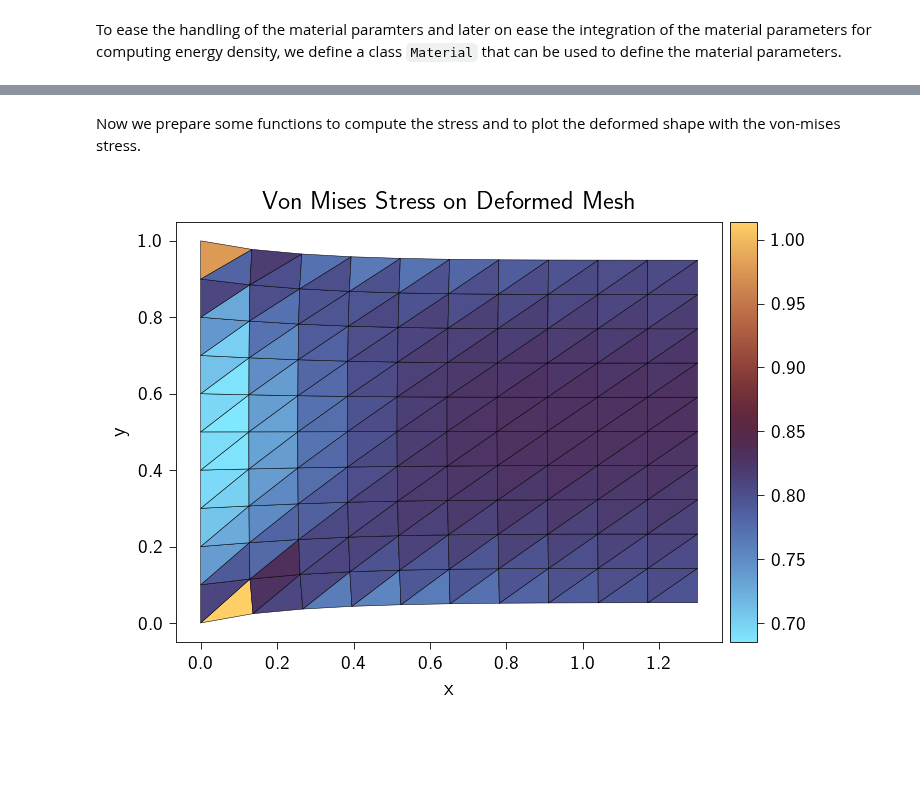
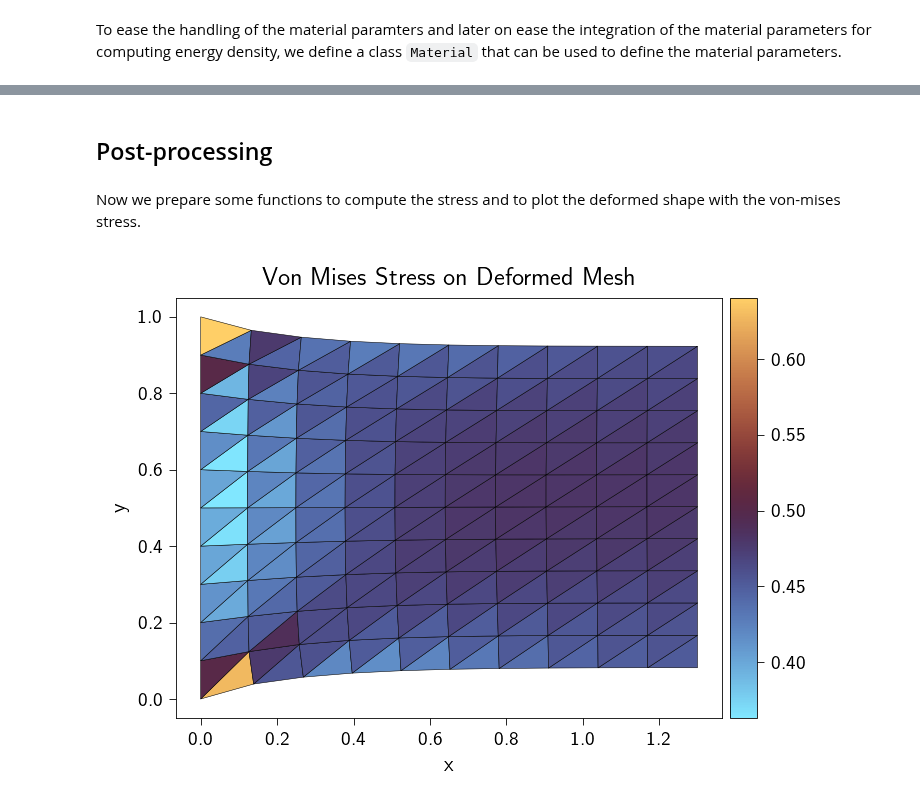
Before and after one commit to smec-ethz/tatva, a Jupyter notebook: examples/notebooks/linear_elasticity.ipynb, the cells around one changed output, grey strips where cells are left out. Drawn from its saved outputs; the diff is of its cells as text; code cells hidden in the pictures; blank space fills up the shorter version.

```diff
--- a/examples/notebooks/linear_elasticity.ipynb
+++ b/examples/notebooks/linear_elasticity.ipynb
@@ -129,0 +124,9 @@ Now we prepare the mesh and the boundary conditions and solve the linear elastic
+# %%
+tri = element.Tri3()
+op = Operator(mesh, tri)
+
+
+@op.integrate
+def total_strain_energy(u: Array, u_grad: Array, *_) -> Array:
+    """Compute the total energy of the system."""
+    return strain_energy(u_grad, mat.mu, mat.lmbda)
@@ -129,0 +135,5 @@ Now we prepare the mesh and the boundary conditions and solve the linear elastic
+# %%
+@jax.jit
+def total_energy(u_flat):
+    u = u_flat.reshape(-1, n_dofs_per_node)
+    return total_strain_energy(u)
@@ -173,6 +182,8 @@ f_reduced = f_ext[free_dofs]
 K_reduced = K[jnp.ix_(free_dofs, free_dofs)]
 u_free = jnp.linalg.solve(K_reduced, f_reduced)
 u_full = prescribed_values.at[free_dofs].set(u_free)
+# %% [markdown]
+## Post-processing
 # %% [markdown]
 Now we prepare some functions to compute the stress and to plot the deformed shape with the von-mises stress.
 # %%
@@ -181,3 +192,10 @@ def von_mises_stress(stress):
     s_xx, s_yy = stress[0, 0], stress[1, 1]
     s_xy = stress[0, 1]
     return jnp.sqrt(s_xx**2 - s_xx * s_yy + s_yy**2 + 3 * s_xy**2)
+
+u_solution = u_full.reshape(-1, n_dofs_per_node)
+# squeeze to remove the quad point dimension (only 1 quad point)
+grad_u = op.grad(u_solution).squeeze()
+strains = compute_strain(grad_u)
+stresses = compute_stress(strains, mat.mu, mat.lmbda)
+stress_vm = von_mises_stress(stresses)
@@ -189,11 +202,10 @@ stress_vm = von_mises_stress(stresses)
 # %%
-# --- Visualization ---
 from femsolver.plotting import STYLE_PATH
 from mpl_toolkits.axes_grid1 import make_axes_locatable
 
-def plot_displacement_and_stress(coords, u, elements, stress, scale=1.0):
-    displaced = coords + scale * u
-    tri_elements = elements
+def plot_displacement_and_stress(u, mesh, stress, scale=1.0):
+    displaced = mesh.coords + scale * u
+    tri_elements = mesh.elements
 
     plt.style.use(STYLE_PATH)
     fig =plt.figure(figsize=(5, 4))
@@ -216,11 +228,7 @@ def plot_displacement_and_stress(coords, u, elements, stress, scale=1.0):
     fig.colorbar(cb, cax=cax)
     plt.show()
 # %%
-# --- Compute the stress ---
-u = u_full.reshape(-1, n_dofs_per_node)
-
-
 # --- Plot the displacement and stress ---
-plot_displacement_and_stress(coords, u, elements, stress_vm.flatten())
+plot_displacement_and_stress(u_solution, mesh, stress_vm.flatten())
 # %% [output]
-[figure, old version]
+[figure, new version]
```
Also changed, not shown: parts of 17 cells of this notebook, 2 other files.
